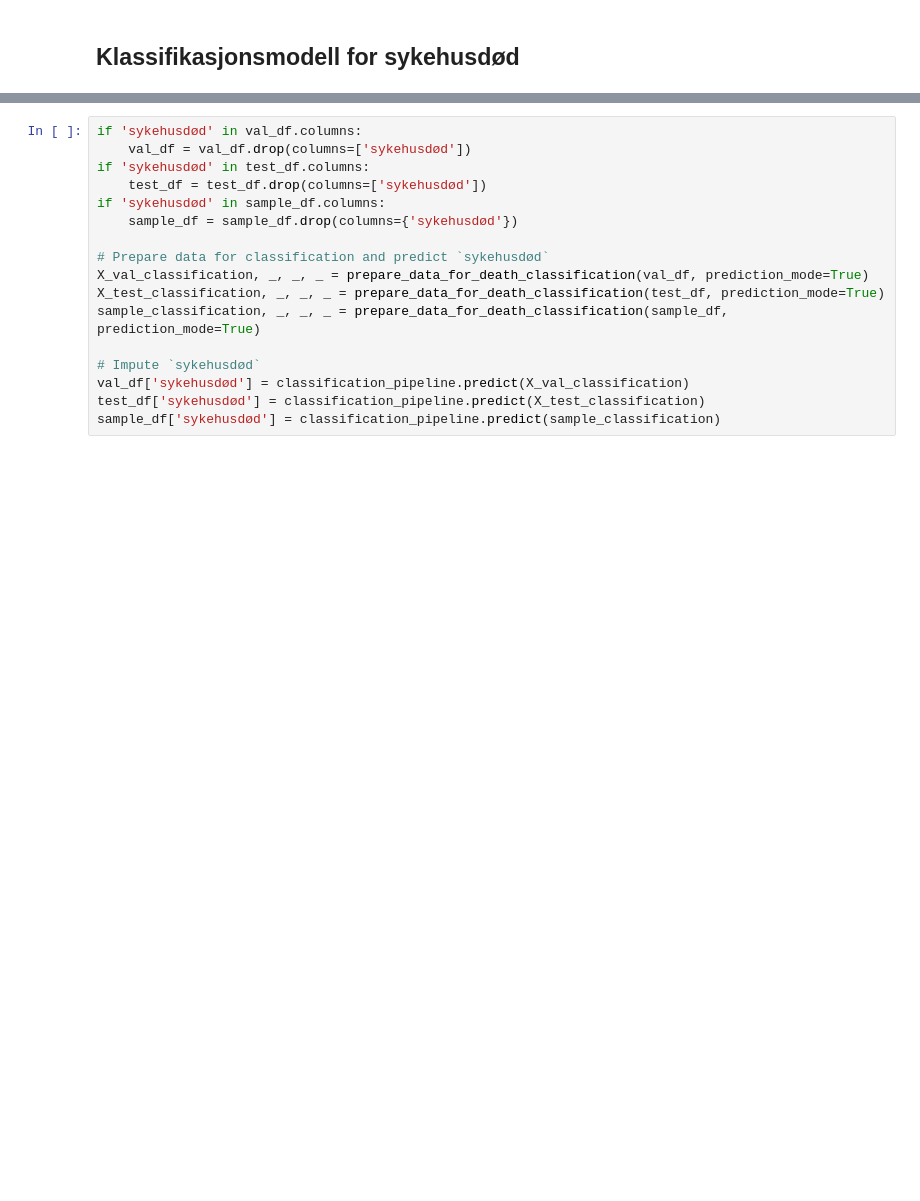
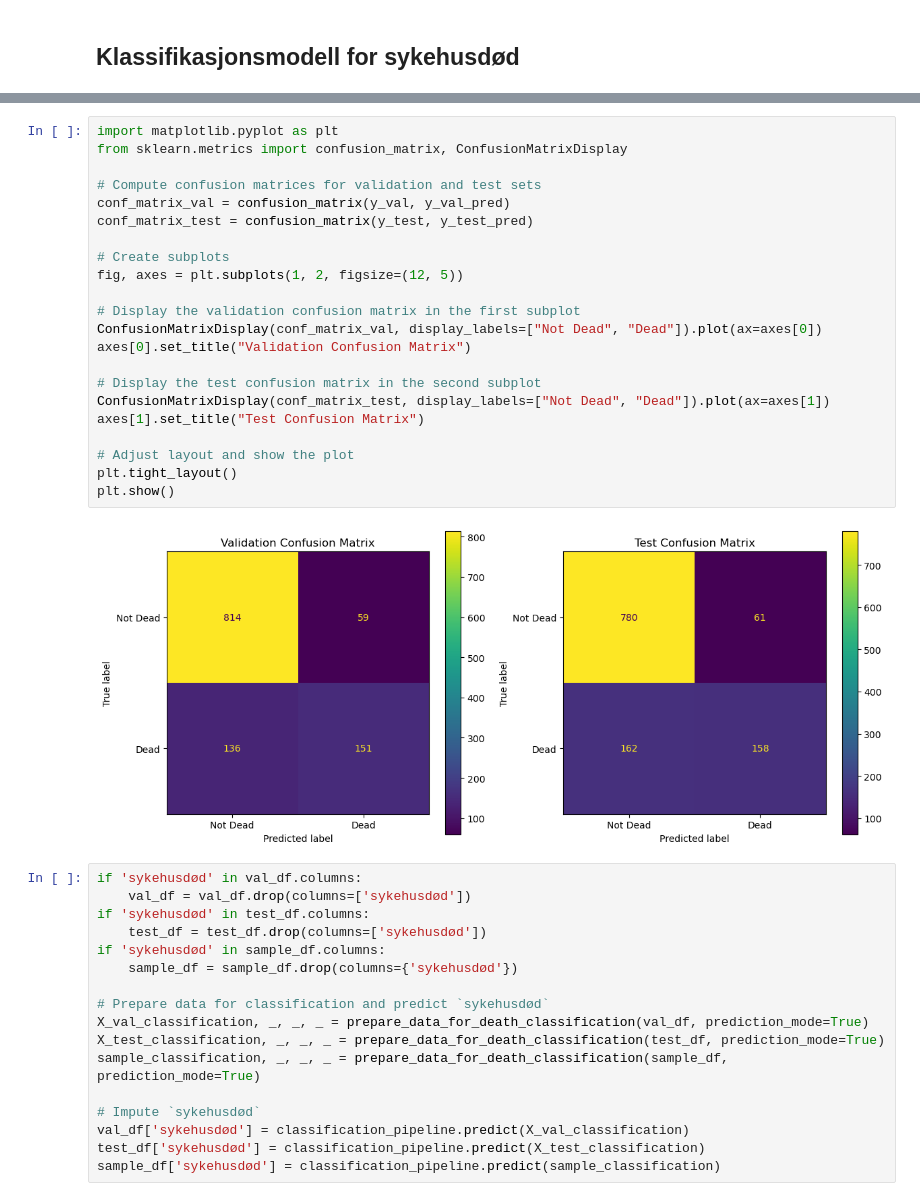
Before and after one commit to JakobBerg-Projects/Data-Science-Sykehusopphold, a Jupyter notebook: src/imputering og modellering.ipynb, the cells around one changed output, grey strips where cells are left out. Saved outputs shown, nothing was run; the diff lists cells and outputs as text; blank space fills up the shorter version.

```diff
--- a/src/imputering og modellering.ipynb
+++ b/src/imputering og modellering.ipynb
@@ -95,6 +97,30 @@ with open('sykehusdod_model.pkl', 'wb') as f:
 # %% [output]
 Validation Accuracy: 0.83
 Test Accuracy: 0.81
+# %%
+import matplotlib.pyplot as plt
+from sklearn.metrics import confusion_matrix, ConfusionMatrixDisplay
+
+# Compute confusion matrices for validation and test sets
+conf_matrix_val = confusion_matrix(y_val, y_val_pred)
+conf_matrix_test = confusion_matrix(y_test, y_test_pred)
+
+# Create subplots
+fig, axes = plt.subplots(1, 2, figsize=(12, 5))
+
+# Display the validation confusion matrix in the first subplot
+ConfusionMatrixDisplay(conf_matrix_val, display_labels=["Not Dead", "Dead"]).plot(ax=axes[0])
+axes[0].set_title("Validation Confusion Matrix")
+
+# Display the test confusion matrix in the second subplot
+ConfusionMatrixDisplay(conf_matrix_test, display_labels=["Not Dead", "Dead"]).plot(ax=axes[1])
+axes[1].set_title("Test Confusion Matrix")
+
+# Adjust layout and show the plot
+plt.tight_layout()
+plt.show()
+# %% [output]
+[figure, added]
 # %%
 if 'sykehusdød' in val_df.columns:
     val_df = val_df.drop(columns=['sykehusdød'])
```
Also changed, not shown: parts of 11 cells of this notebook, 2 other files.
